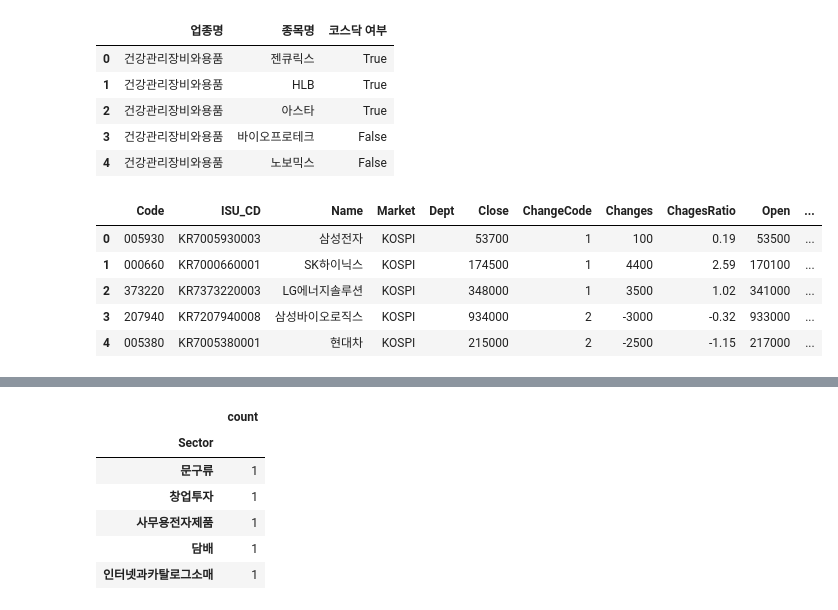
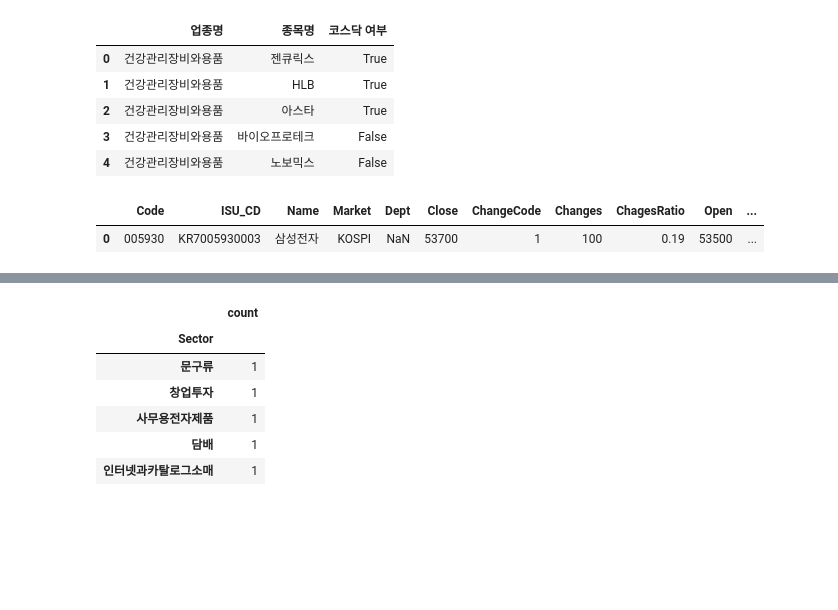
Before and after one commit to june2598/pythonstudy, a Jupyter notebook: project/sector_analysis(수익률).ipynb, the cells around one changed output, grey strips where cells are left out. Cells and saved outputs as stored; diff of their text form; code cells hidden in the pictures; blank space fills up the shorter version.

```diff
--- a/project/sector_analysis(수익률).ipynb
+++ b/project/sector_analysis(수익률).ipynb
@@ -55,9 +57,10 @@ etfs = fdr.StockListing('ETF/KR')
+# %%
+# 이후에는 Sector 열 추가된 데이터 시트파일 사용
+
+kospi = pd.read_csv('kospi_add_sector_2024-12-28.csv')
+kosdaq = pd.read_csv('kosdaq_add_sector_2024-12-28.csv')
 # %%
-kospi.head()
+kospi.head(1)
 # %% [output]
 |  | Code | ISU_CD | Name | Market | Dept | Close | ChangeCode | Changes | ChagesRatio | Open | ... |
-| 0 | 005930 | KR7005930003 | 삼성전자 | KOSPI |  | 53700 | 1 | 100 | 0.19 | 53500 | ... |
-| 1 | 000660 | KR7000660001 | SK하이닉스 | KOSPI |  | 174500 | 1 | 4400 | 2.59 | 170100 | ... |
-| 2 | 373220 | KR7373220003 | LG에너지솔루션 | KOSPI |  | 348000 | 1 | 3500 | 1.02 | 341000 | ... |
-| 3 | 207940 | KR7207940008 | 삼성바이오로직스 | KOSPI |  | 934000 | 2 | -3000 | -0.32 | 933000 | ... |
-| 4 | 005380 | KR7005380001 | 현대차 | KOSPI |  | 215000 | 2 | -2500 | -1.15 | 217000 | ... |
+| 0 | 005930 | KR7005930003 | 삼성전자 | KOSPI | NaN | 53700 | 1 | 100 | 0.19 | 53500 | ... |
```
Also changed, not shown: parts of 12 cells of this notebook, 21 other files.
